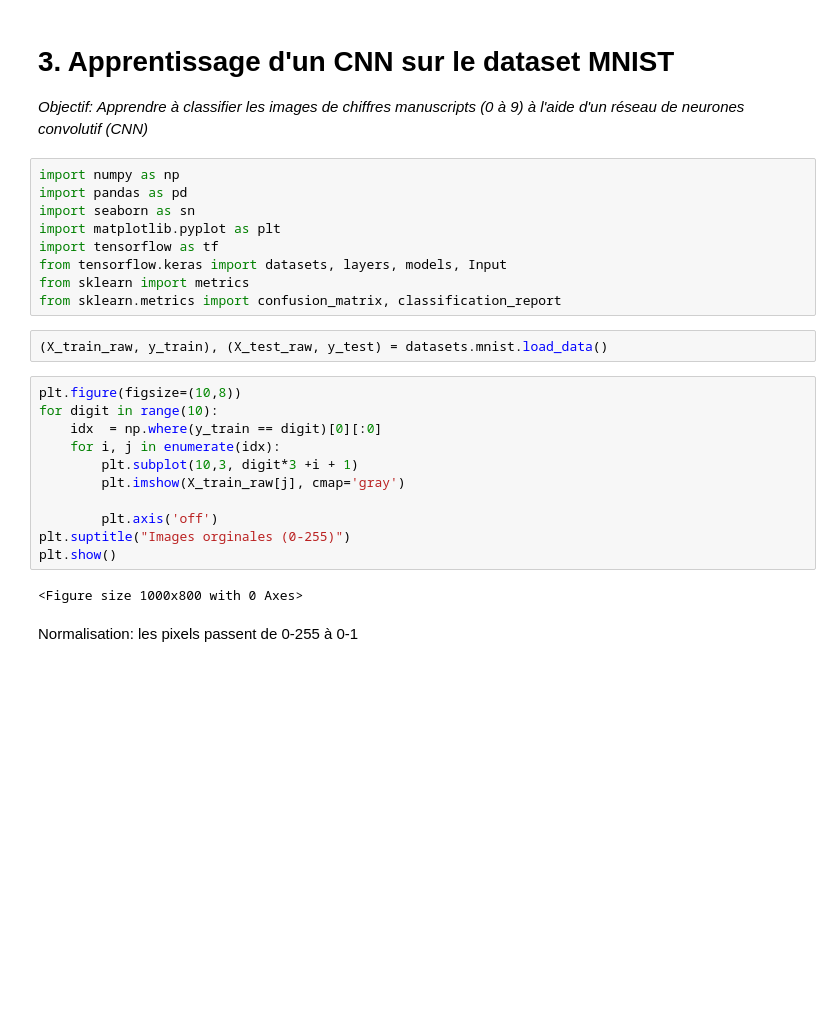
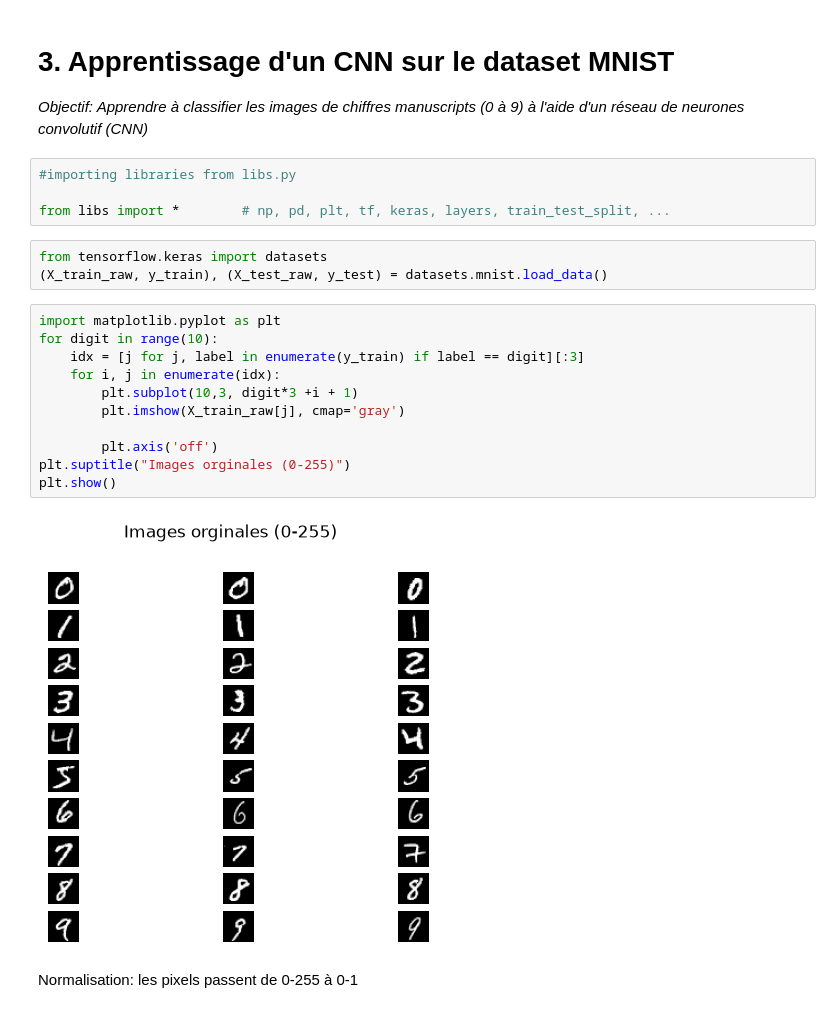
Before and after one commit to Tesfabirhan-WR/deep-learning, a Jupyter notebook: mnist_learning.ipynb, the cells around one changed output. Saved outputs shown, nothing was run; the diff lists cells and outputs as text; blank space fills up the shorter version.

```diff
--- a/mnist_learning.ipynb
+++ b/mnist_learning.ipynb
@@ -2,29 +2,25 @@
 # 3. Apprentissage d'un CNN sur le dataset MNIST
 *Objectif: Apprendre à classifier les images de chiffres manuscripts (0 à 9) à l'aide d'un réseau de neurones convolutif (CNN)*
 # %%
-import numpy as np
-import pandas as pd
-import seaborn as sn
-import matplotlib.pyplot as plt
-import tensorflow as tf
-from tensorflow.keras import datasets, layers, models, Input
-from sklearn import metrics
-from sklearn.metrics import confusion_matrix, classification_report
+#importing libraries from libs.py
+
+from libs import *        # np, pd, plt, tf, keras, layers, train_test_split, ...
 # %%
+from tensorflow.keras import datasets
 (X_train_raw, y_train), (X_test_raw, y_test) = datasets.mnist.load_data()
 # %%
-plt.figure(figsize=(10,8))
+import matplotlib.pyplot as plt
 for digit in range(10):
-    idx  = np.where(y_train == digit)[0][:0]
+    idx = [j for j, label in enumerate(y_train) if label == digit][:3]
     for i, j in enumerate(idx):
         plt.subplot(10,3, digit*3 +i + 1)
         plt.imshow(X_train_raw[j], cmap='gray')
 
         plt.axis('off')
 plt.suptitle("Images orginales (0-255)")
 plt.show()
 # %% [output]
-<Figure size 1000x800 with 0 Axes>
+[figure, added]
 # %% [markdown]
 Normalisation: les pixels passent de 0-255 à 0-1
 # %%
```
Also changed, not shown: parts of 10 cells of this notebook, 6 other files.
